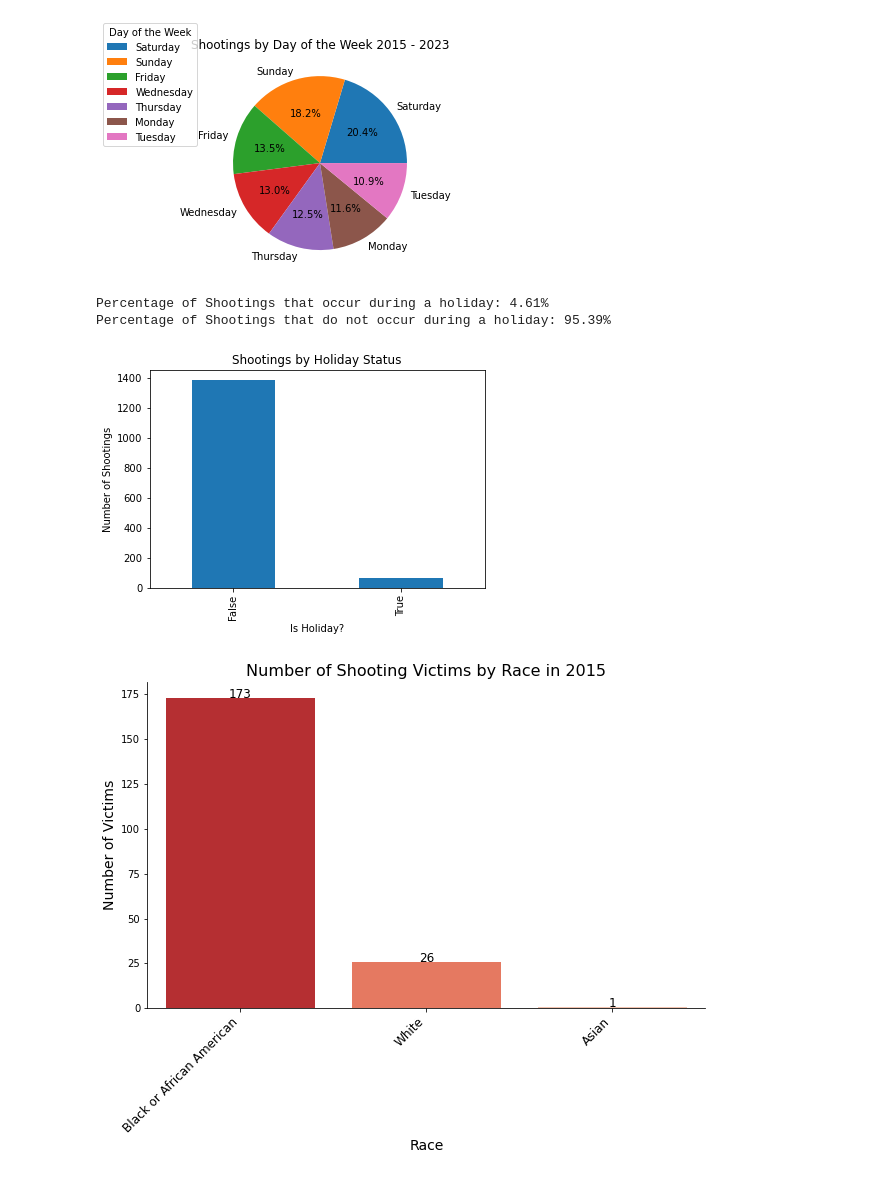
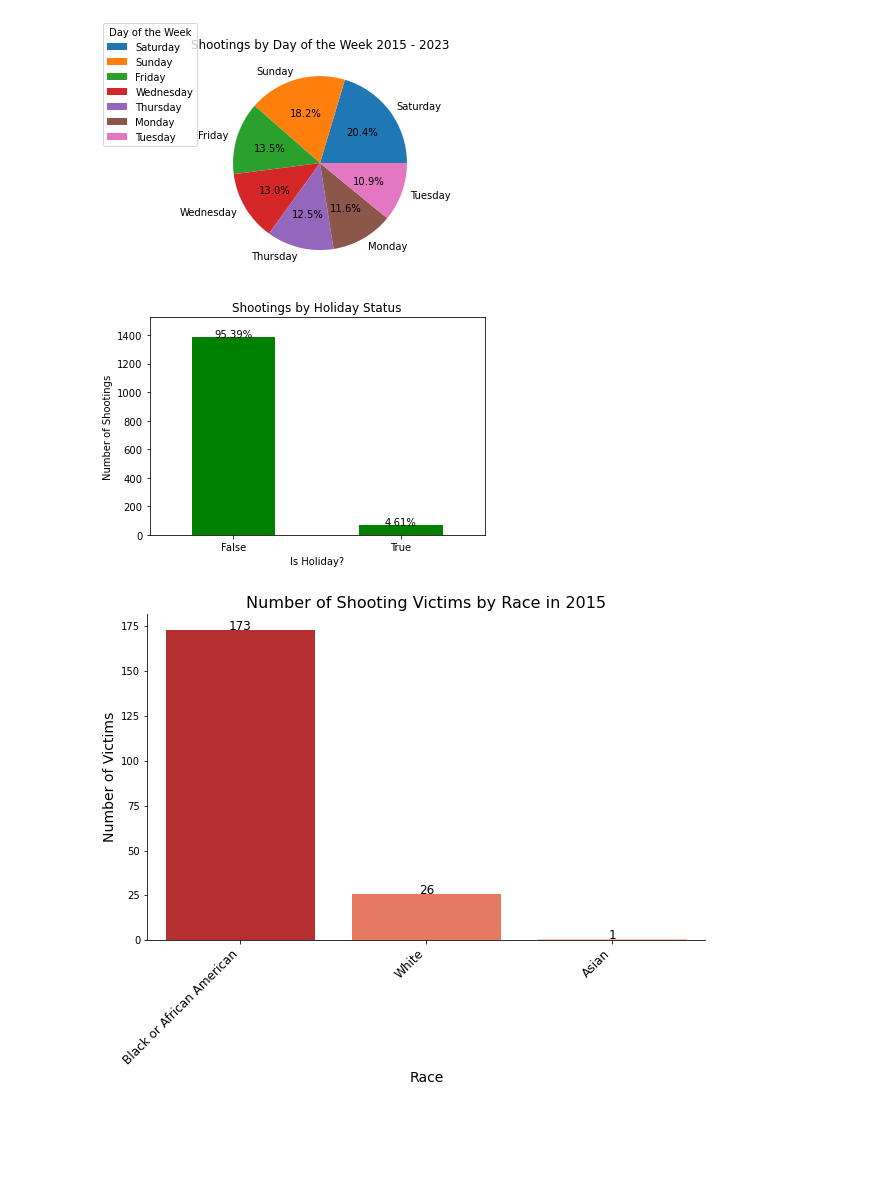
Before and after one commit to BU-Spark/ds-councilor-worrell-gun-violence, a Jupyter notebook: spring23-team-4/deliverables/gun_violence_PatW.ipynb, the cells around one changed output. Saved outputs shown, nothing was run; the diff lists cells and outputs as text; code cells hidden in the pictures; blank space fills up the shorter version.

```diff
--- a/spring23-team-4/deliverables/gun_violence_PatW.ipynb
+++ b/spring23-team-4/deliverables/gun_violence_PatW.ipynb
@@ -61,15 +73,33 @@ Total Percentage: 100.00%
 # %% [markdown]
 Above is a bar graph that shows the information on shootings that have occurred within District 4 vs. outside District 4 since 2015. As we can see, about 80% of all shootings occur within District 4.
 # %%
+# sd4_df = shooting_df.copy()
+# sd4_df['district'] = sd4_df['district'].str.replace(other, 'Not District 4')
+# sd4_df.drop(sd4_df[sd4_df['district'] == 'Not District 4'].index, inplace=True)
+# probabilities_sd4 = sd4_df['district'].value_counts(normalize=True)
+# print('Percentage of Shootings in B2: %.2f' % (probabilities_sd4[0]*100)+'%')
+# print('Percentage of Shootings in B3: %.2f' % (probabilities_sd4[1]*100)+'%')
+# print('Percentage of Shootings in C11: %.2f' % (probabilities_sd4[2]*100)+'%')
+# print('Percentage of Shootings in E13: %.2f' % (probabilities_sd4[3]*100)+'%')
+# print('Total Percentage: %.2f' % ((probabilities_sd4[0] + probabilities_sd4[1] + probabilities_sd4[2] + probabilities_sd4[3])*100)+'%')
+
+# probabilities_sd4.plot(kind='bar', figsize=(10,5), color='blue', title='Proportions of Shootings in Police Districts of District 4 since 2015')
+
 sd4_df = shooting_df.copy()
 sd4_df['district'] = sd4_df['district'].str.replace(other, 'Not District 4')
 sd4_df.drop(sd4_df[sd4_df['district'] == 'Not District 4'].index, inplace=True)
 probabilities_sd4 = sd4_df['district'].value_counts(normalize=True)
-print('Percentage of Shootings in B2: %.2f' % (probabilities_sd4[0]*100)+'%')
-print('Percentage of Shootings in B3: %.2f' % (probabilities_sd4[1]*100)+'%')
-print('Percentage of Shootings in C11: %.2f' % (probabilities_sd4[2]*100)+'%')
-print('Percentage of Shootings in E13: %.2f' % (probabilities_sd4[3]*100)+'%')
-print('Total Percentage: %.2f' % ((probabilities_sd4[0] + probabilities_sd4[1] + probabilities_sd4[2] + probabilities_sd4[3])*100)+'%')
 
-probabilities_sd4.plot(kind='bar', figsize=(10,5), color='blue', title='Proportions of Shootings in Police Districts of District 4 since 2015')
+fig, ax = plt.subplots(figsize=(10,6))
+probabilities_sd4.plot(kind='bar', ax=ax, color='blue')
+ax.set_title('Proportions of Shootings in Police Districts of District 4 since 2015')
+ax.set_xlabel('Police District')
+ax.set_ylabel('Proportion')
+
+for i, v in enumerate(probabilities_sd4):
+    ax.annotate('%.2f%%' % (v*100), xy=(i, v), ha='center', fontsize=12)
+
+plt.tight_layout()
+
+plt.savefig('proportions_of_shootings_district4.png')
 # %% [output]
@@ -471,31 +495,31 @@ plt.savefig('DaysoftheWeek/Race piechart 2015 - 2023')
 # %%
 import holidays
 
-# sd4_df.head()
 us_holidays = holidays.US(years=[2015,2016,2017,2018,2019,2020,2021,2022,2023])
-# print(us_holidays)
 
 sd4_df['shooting_date'] = pd.to_datetime(sd4_df['shooting_date'])
 
 sd4_df['is_holiday'] = sd4_df['shooting_date'].apply(lambda x: x in us_holidays)
 
 holiday_counts = sd4_df.groupby('is_holiday').count()['incident_num']
-holiday_counts.plot(kind='bar')
 
-holiday_pct = holiday_counts[True] / (holiday_counts[True] + holiday_counts[False]) * 100
+# Calculate holiday percentages
+holiday_pct = holiday_counts[True] / holiday_counts.sum() * 100
+non_holiday_pct = 100 - holiday_pct
 
-print("Percentage of Shootings that occur during a holiday: %.2f" % holiday_pct + '%')
-print("Percentage of Shootings that do not occur during a holiday: %.2f" % (100 - holiday_pct) + '%')
+# Plot bar chart with percentages
+ax = holiday_counts.plot(kind='bar', rot=0, color='green')
+for i, v in enumerate(holiday_counts):
+    ax.text(i, v+1, str(round(v/holiday_counts.sum()*100, 2)) + '%', ha='center')
+plt.ylim(top=holiday_counts.max()*1.1)
 
 plt.title('Shootings by Holiday Status')
 plt.xlabel('Is Holiday?')
 plt.ylabel('Number of Shootings')
 
 plt.show()
 # %% [output]
-Percentage of Shootings that occur during a holiday: 4.61%
-Percentage of Shootings that do not occur during a holiday: 95.39%
-[figure, old version]
+[figure, new version]
 # %%
 import seaborn as sns
 
```
Also changed, not shown: parts of 6 cells of this notebook, 15 other files.
